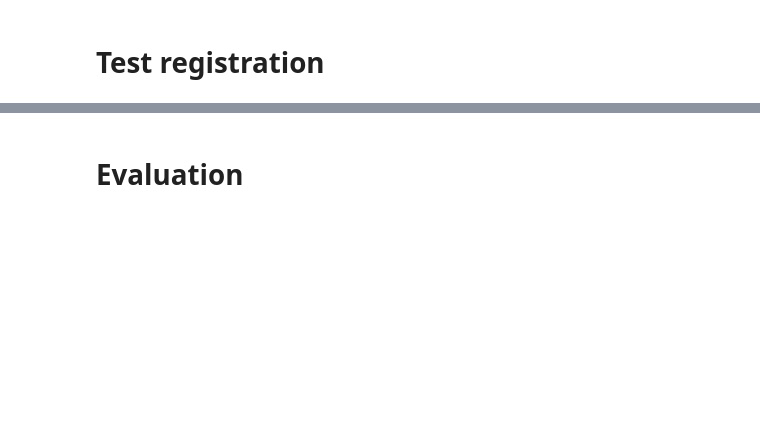
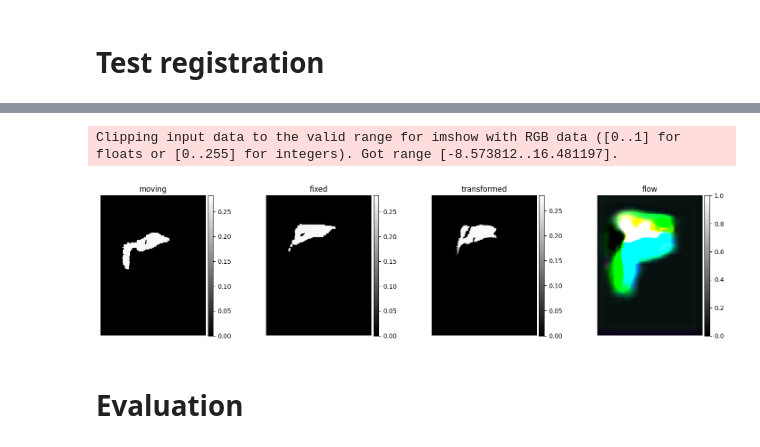
Before and after one commit to tdiepenb/MedicalImageRegistration, a Jupyter notebook: AbdomenCTCT/AbdomenCTCT_single_organ_test.ipynb, the cells around one changed output, grey strips where cells are left out. Saved outputs shown, nothing was run; the diff lists cells and outputs as text; code cells hidden in the pictures; blank space fills up the shorter version.

```diff
--- a/AbdomenCTCT/AbdomenCTCT_single_organ_test.ipynb
+++ b/AbdomenCTCT/AbdomenCTCT_single_organ_test.ipynb
@@ -235,8 +248,11 @@ test_pred = tuple(vxm_model.predict(test_input))
 # %%
 # view result
 images = [img[0, depth] for img in test_input + test_pred]
-titles = ['moved', 'fixed', 'transformed', 'flow']
+titles = ['moving', 'fixed', 'transformed', 'flow']
 ne.plot.slices(images, titles=titles, cmaps=['gray'], do_colorbars=True);
+# %% [output]
+Clipping input data to the valid range for imshow with RGB data ([0..1] for floats or [0..255] for integers). Got range [-8.573812..16.481197].
+[figure, added]
 # %% [markdown]
 # Evaluation
 # %%
```
Also changed, not shown: parts of 16 cells of this notebook, 3 other files.
